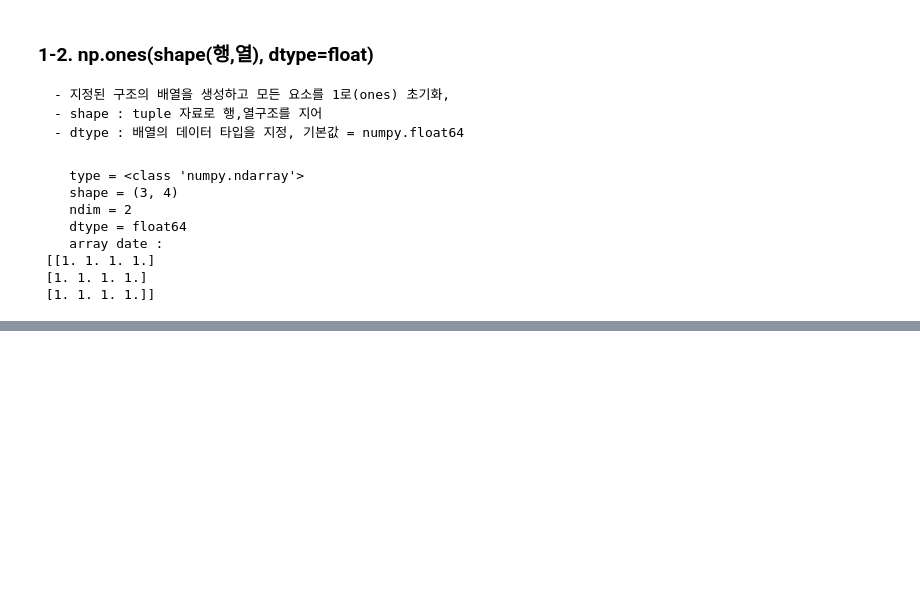
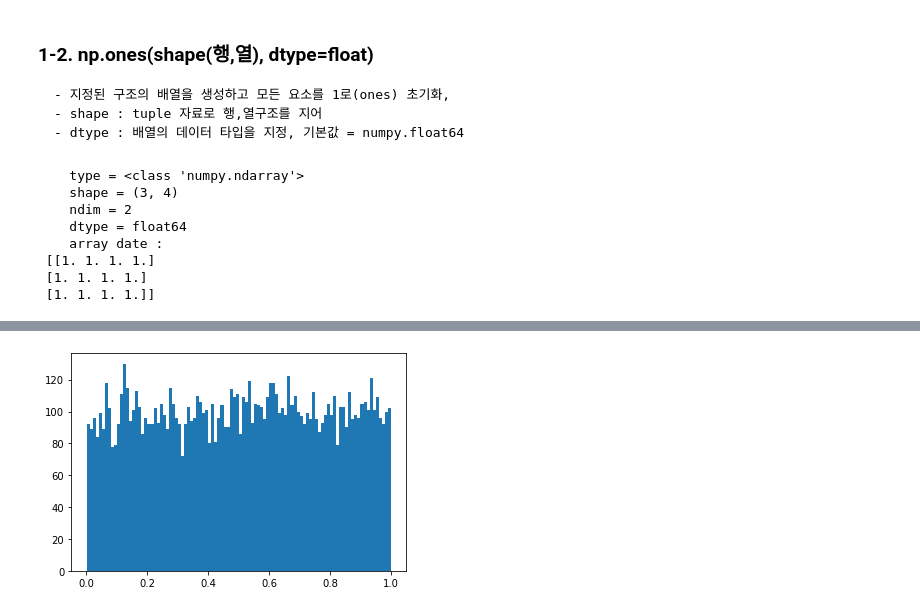
Before and after one commit to poiup/python, a Jupyter notebook: 넘파이/numpy기초.ipynb, the cells around one changed output, grey strips where cells are left out. Cells and saved outputs as stored; diff of their text form; code cells hidden in the pictures; blank space fills up the shorter version.

```diff
--- a/넘파이/numpy기초.ipynb
+++ b/넘파이/numpy기초.ipynb
@@ -255,0 +598,10 @@ np_print(arr)
+# %%
+# 균등분포 데이터로 이루어진 배열에 대한 시각화
+# 10000개의 데이터로 이루어진 배열을 10개 구간으로 구분한 분포
+data = np.random.rand(10000)
+data
+# 시각화
+pit.hist(data,100)
+pit.show()
+# %% [output]
+[figure, added]
```
Also changed, not shown: parts of 43 cells of this notebook.
